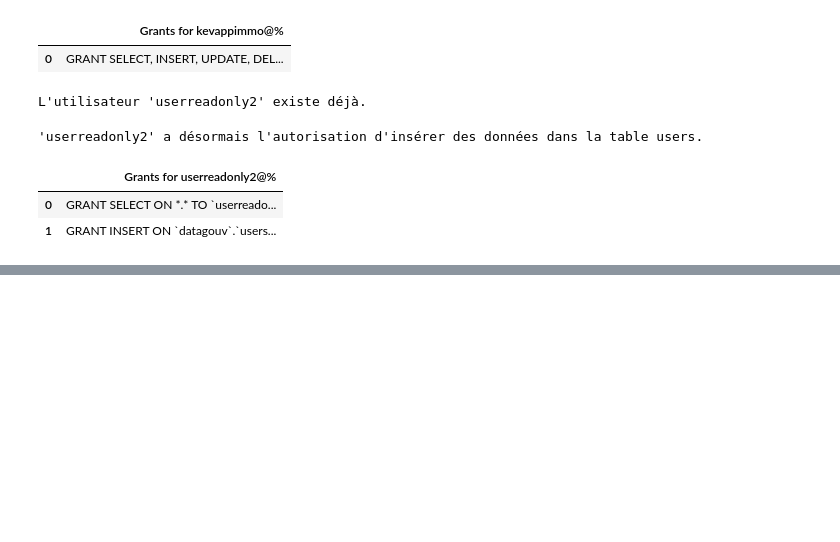
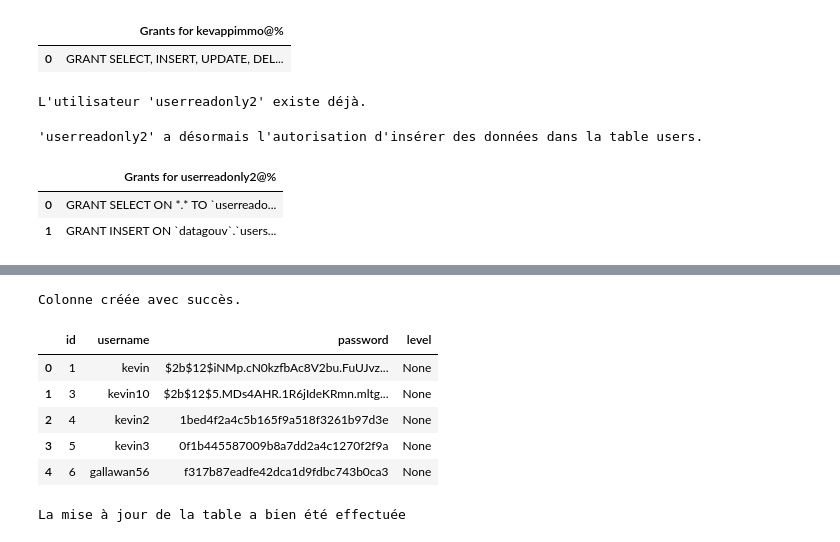
Before and after one commit to Kevin-Le-Grand/certif_app_immo, a Jupyter notebook: app/bdd_grafan.ipynb, the cells around one changed output, grey strips where cells are left out. Cells and saved outputs as stored; diff of their text form; code cells hidden in the pictures; blank space fills up the shorter version.

```diff
--- a/app/bdd_grafan.ipynb
+++ b/app/bdd_grafan.ipynb
@@ -246,0 +258,17 @@ database.query_to_dataframe("SHOW GRANTS FOR 'userreadonly2'@'%';")
+# %%
+database.add_column("users", "level", "INTEGER")
+# %% [output]
+Colonne créée avec succès.
+# %%
+database.query_to_dataframe("SELECT * FROM users")
+# %% [output]
+|  | id | username | password | level |
+| 0 | 1 | kevin | $2b$12$iNMp.cN0kzfbAc8V2bu.FuUJvz... | None |
+| 1 | 3 | kevin10 | $2b$12$5.MDs4AHR.1R6jIdeKRmn.mltg... | None |
+| 2 | 4 | kevin2 | 1bed4f2a4c5b165f9a518f3261b97d3e | None |
+| 3 | 5 | kevin3 | 0f1b445587009b8a7dd2a4c1270f2f9a | None |
+| 4 | 6 | gallawan56 | f317b87eadfe42dca1d9fdbc743b0ca3 | None |
+# %%
+database.update_row_by_element("users","username","kevin3","level",1)
+# %% [output]
+La mise à jour de la table a bien été effectuée
```
Also changed, not shown: parts of 3 cells of this notebook, 2 other files.
